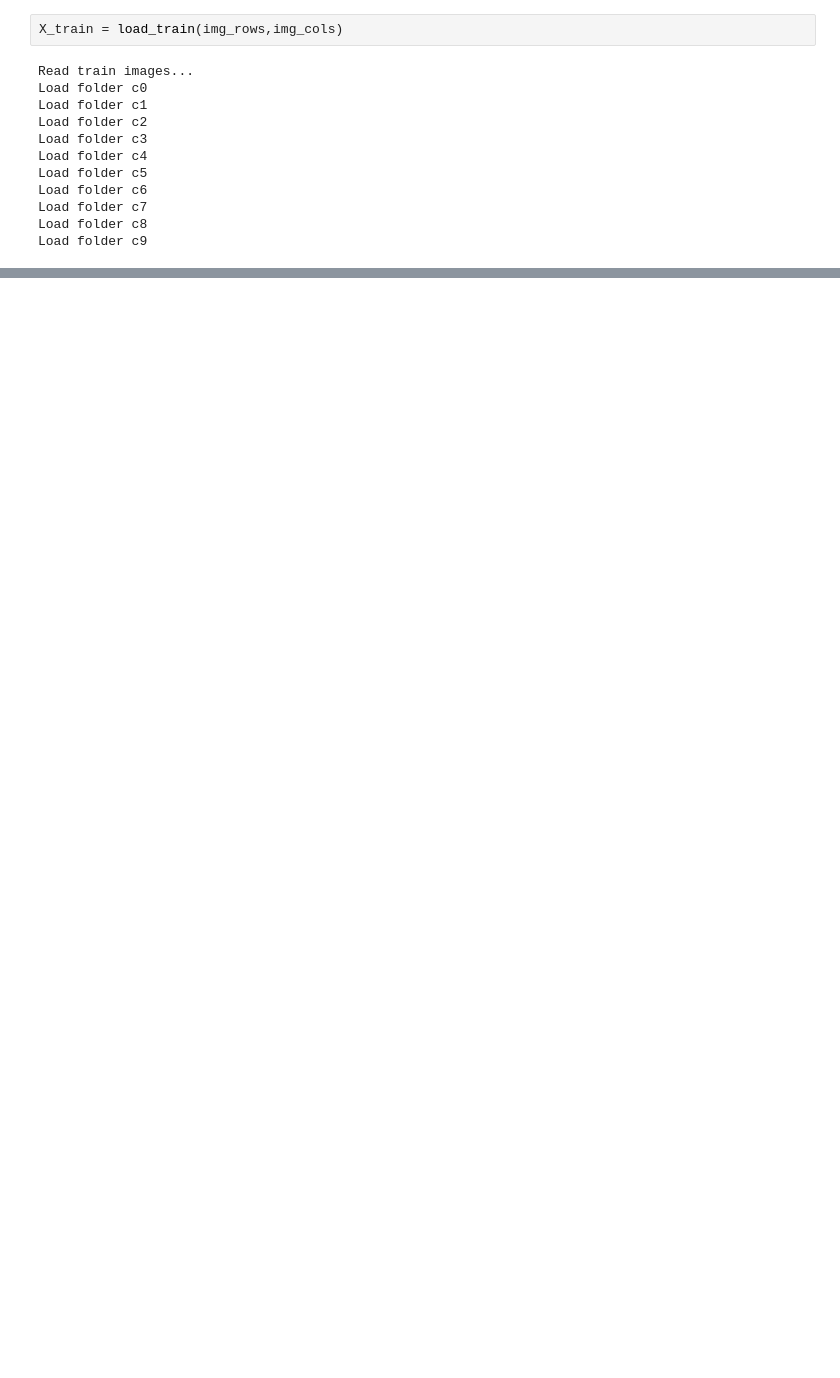
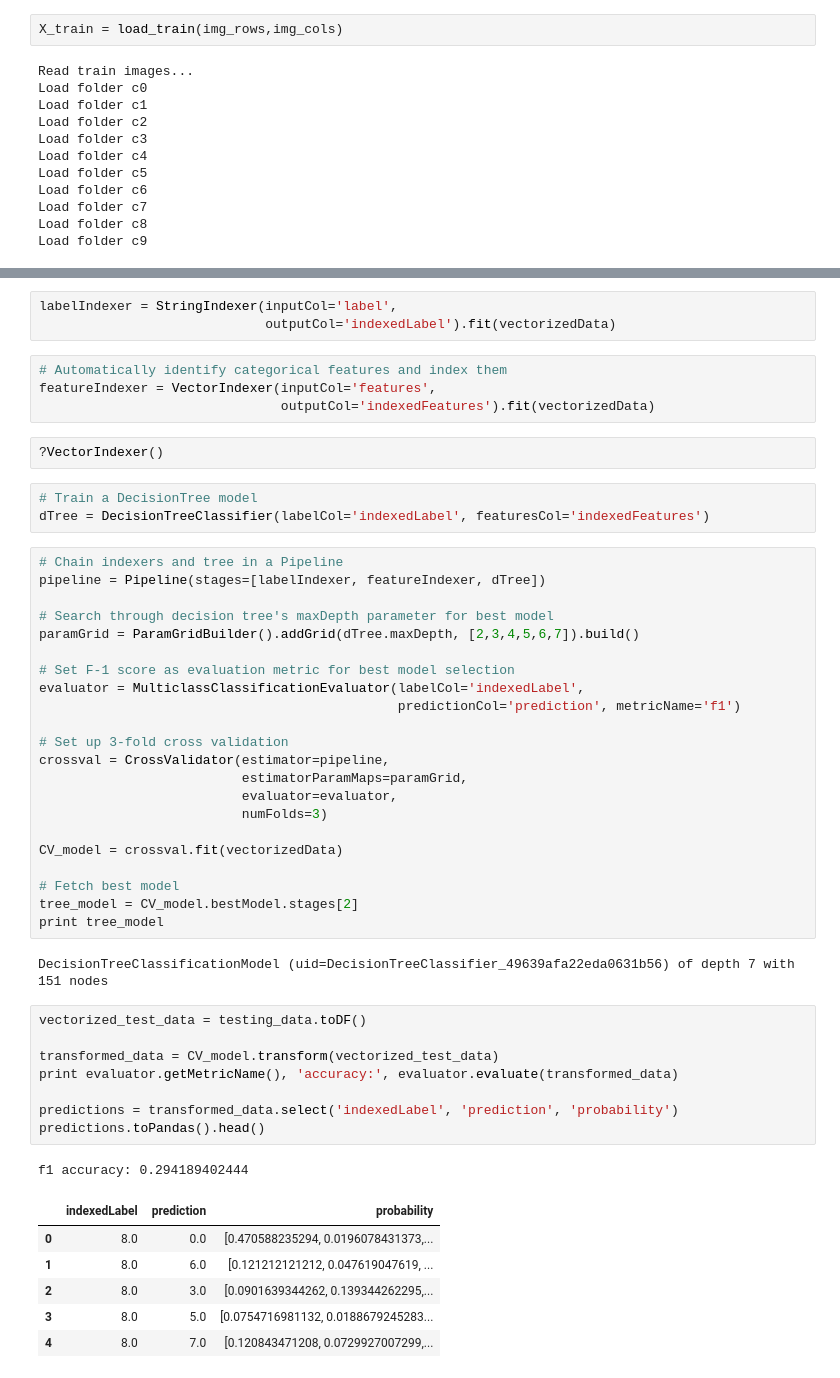
Before and after one commit to kyoyachuan/datascienceProject, a Jupyter notebook: pyspark_analysis.ipynb, the cells around one changed output, grey strips where cells are left out. Saved outputs shown, nothing was run; the diff lists cells and outputs as text; blank space fills up the shorter version.

```diff
--- a/pyspark_analysis.ipynb
+++ b/pyspark_analysis.ipynb
@@ -134,0 +216,52 @@ model = NaiveBayes.train(training)
+# %%
+labelIndexer = StringIndexer(inputCol='label',
+                             outputCol='indexedLabel').fit(vectorizedData)
+# %%
+# Automatically identify categorical features and index them
+featureIndexer = VectorIndexer(inputCol='features',
+                               outputCol='indexedFeatures').fit(vectorizedData)
+# %%
+?VectorIndexer()
+# %%
+# Train a DecisionTree model
+dTree = DecisionTreeClassifier(labelCol='indexedLabel', featuresCol='indexedFeatures')
+# %%
+# Chain indexers and tree in a Pipeline
+pipeline = Pipeline(stages=[labelIndexer, featureIndexer, dTree])
+
+# Search through decision tree's maxDepth parameter for best model
+paramGrid = ParamGridBuilder().addGrid(dTree.maxDepth, [2,3,4,5,6,7]).build()
+
+# Set F-1 score as evaluation metric for best model selection
+evaluator = MulticlassClassificationEvaluator(labelCol='indexedLabel',
+                                              predictionCol='prediction', metricName='f1')
+
+# Set up 3-fold cross validation
+crossval = CrossValidator(estimator=pipeline,
+                          estimatorParamMaps=paramGrid,
+                          evaluator=evaluator,
+                          numFolds=3)
+
+CV_model = crossval.fit(vectorizedData)
+
+# Fetch best model
+tree_model = CV_model.bestModel.stages[2]
+print tree_model
+# %% [output]
+DecisionTreeClassificationModel (uid=DecisionTreeClassifier_49639afa22eda0631b56) of depth 7 with 151 nodes
+# %%
+vectorized_test_data = testing_data.toDF()
+
+transformed_data = CV_model.transform(vectorized_test_data)
+print evaluator.getMetricName(), 'accuracy:', evaluator.evaluate(transformed_data)
+
+predictions = transformed_data.select('indexedLabel', 'prediction', 'probability')
+predictions.toPandas().head()
+# %% [output]
+f1 accuracy: 0.294189402444
+|  | indexedLabel | prediction | probability |
+| 0 | 8.0 | 0.0 | [0.470588235294, 0.0196078431373,... |
+| 1 | 8.0 | 6.0 | [0.121212121212, 0.047619047619, ... |
+| 2 | 8.0 | 3.0 | [0.0901639344262, 0.139344262295,... |
+| 3 | 8.0 | 5.0 | [0.0754716981132, 0.0188679245283... |
+| 4 | 8.0 | 7.0 | [0.120843471208, 0.0729927007299,... |
```
Also changed, not shown: parts of 36 cells of this notebook.
